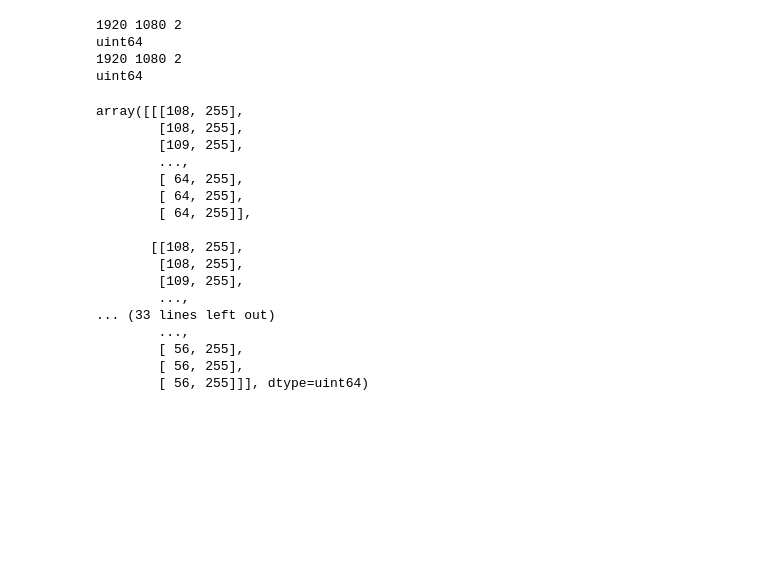
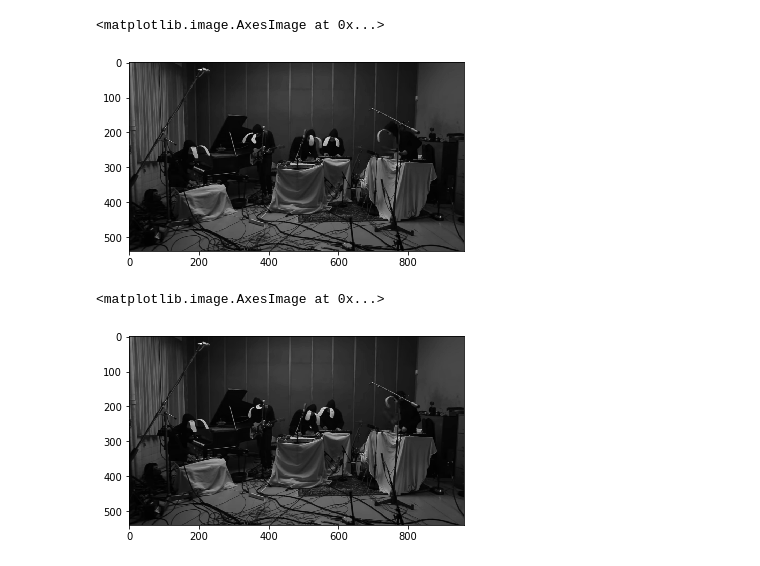
Before and after one commit to Izaird/Image-analisys, a Jupyter notebook: Practicas/practica_03/IA_03_2012010743_MDIA.ipynb, the cells around one changed output. Saved outputs shown, nothing was run; the diff lists cells and outputs as text; code cells hidden in the pictures; blank space fills up the shorter version.

```diff
--- a/Practicas/practica_03/IA_03_2012010743_MDIA.ipynb
+++ b/Practicas/practica_03/IA_03_2012010743_MDIA.ipynb
@@ -50,7 +50,12 @@ import math
 import numpy as np
 from matplotlib import pyplot as plt
 from PIL import Image
+from skimage import io, color
+from skimage import exposure
+import pylab
+
 %matplotlib inline
-pic1=Image.open("img/pic_01.png").convert('LA') #Open the image and convert to gray scale
-pic2=Image.open("img/pic_02.png").convert('LA') #Open the image and convert to gray scale
-pic1 #Diplays the image in the notebook
+pic1=Image.open("img/pic_01.png").convert("L") #Open the image and convert to gray scale
+pic2=Image.open("img/pic_02.png").convert("L") #Open the image and convert to gray scale
+pic_arr1 = np.asarray(pic1,np.uint) #converts the image to an Numpy Array
+pic_arr2 = np.asarray(pic2,np.uint) #converts the image to an Numpy Array
@@ -63,41 +62,10 @@ pic2#Diplays the image in the notebook
-# %%
-pic_arr1 = np.asarray(pic1,np.uint) #converts the image to an Numpy Array
-pic_arr1.shape #(height,width,#of channels)
-H=pic_arr1.shape[0]
-W=pic_arr1.shape[1]
-#for i in range (0,W):
-print(W,H,pic_arr1.shape[2])
-print(pic_arr1.dtype)
-
-pic_arr2 = np.asarray(pic2,np.uint) #converts the image to an Numpy Array
-pic_arr2.shape #(height,width,#of channels)
-H=pic_arr2.shape[0]
-W=pic_arr2.shape[1]
-#for i in range (0,W):
-print(W,H,pic_arr2.shape[2])
-print(pic_arr2.dtype)
-# %% [output]
-1920 1080 2
-uint64
-1920 1080 2
-uint64
-# %%
-pic_arr1
-# %% [output]
-array([[[108, 255],
-        [108, 255],
-        [109, 255],
-        ...,
-        [ 64, 255],
-        [ 64, 255],
-        [ 64, 255]],
-
-       [[108, 255],
-        [108, 255],
-        [109, 255],
-        ...,
-... (33 lines left out)
-        ...,
-        [ 56, 255],
-        [ 56, 255],
-        [ 56, 255]]], dtype=uint64)
+# %%
+plt.imshow(pic_arr1,cmap=plt.cm.gray)
+# %% [output]
+<matplotlib.image.AxesImage at 0x...>
+[figure, added]
+# %%
+plt.imshow(pic_arr2,cmap=plt.cm.gray)
+# %% [output]
+<matplotlib.image.AxesImage at 0x...>
+[figure, added]
```
Also changed, not shown: parts of 8 cells of this notebook, 3 other files.
